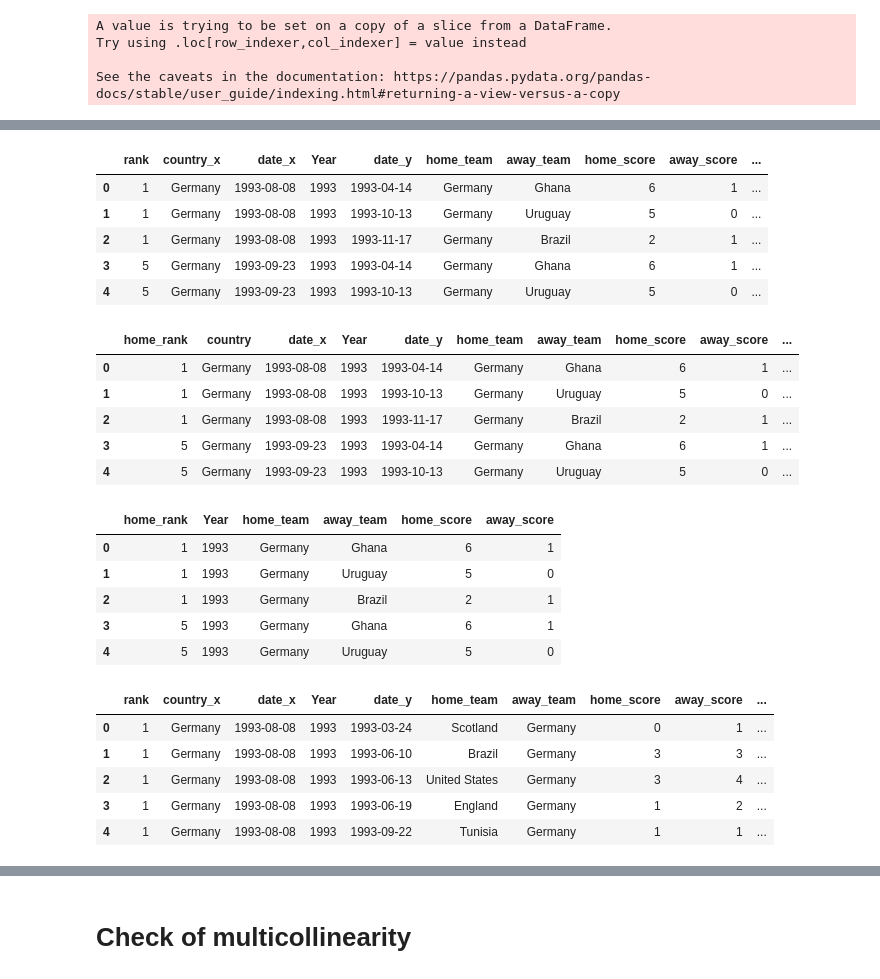
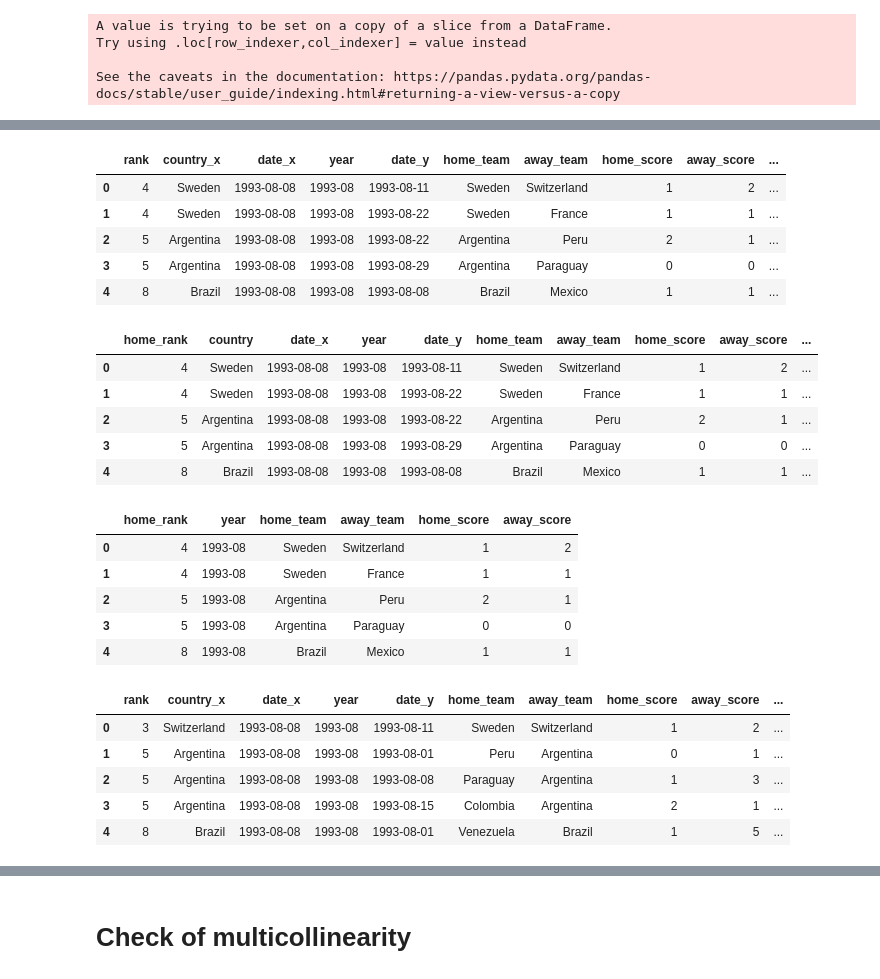
Before and after one commit to Ms-Gichuhi/Foot-ball-regression-analysis, a Jupyter notebook: Week6_IP.ipynb, the cells around one changed output, grey strips where cells are left out. Cells and saved outputs as stored; diff of their text form; code cells hidden in the pictures.

```diff
--- a/Week6_IP.ipynb
+++ b/Week6_IP.ipynb
@@ -288,8 +306,8 @@ results_df.shape
 # %% [markdown]
 # **merging the datasets**
 # %%
-# Separate the date column into Year and Month of the fifa_ranking dataset
-fifa_df['Year'] = fifa_df.date.dt.year
+# Separate the date column into Year- Month of the fifa_ranking dataset
+fifa_df['year'] = pd.to_datetime(fifa_df['date']).dt.to_period('M')
 # %% [output]
 A value is trying to be set on a copy of a slice from a DataFrame.
 Try using .loc[row_indexer,col_indexer] = value instead
@@ -308,3 +325,0 @@ fifa_df.head()
-# %%
-#calling out the year column in our results dataset for our final dataset
-results_df['Year'] = results_df.date.dt.year
@@ -324,0 +326,4 @@ results_df.head()
+# %%
+# Separate the date column into Year- Month of the fifa_ranking dataset
+results_df['year'] = pd.to_datetime(results_df['date']).dt.to_period('M')
+results_df.head()
@@ -325,14 +341,14 @@ results_df.head()
 # %%
 # Merging the two datasets to obtain the hometeam  dataset
-home_df = pd.merge(fifa_df, results_df, how = 'inner', left_on = ['Year','country'], right_on = ['Year','home_team'])
+home_df = pd.merge(fifa_df, results_df, how = 'inner', left_on = ['year','country'], right_on = ['year','home_team'])
 home_df.head()
 # %% [output]
-|  | rank | country_x | date_x | Year | date_y | home_team | away_team | home_score | away_score | ... |
-| 0 | 1 | Germany | 1993-08-08 | 1993 | 1993-04-14 | Germany | Ghana | 6 | 1 | ... |
-| 1 | 1 | Germany | 1993-08-08 | 1993 | 1993-10-13 | Germany | Uruguay | 5 | 0 | ... |
-| 2 | 1 | Germany | 1993-08-08 | 1993 | 1993-11-17 | Germany | Brazil | 2 | 1 | ... |
-| 3 | 5 | Germany | 1993-09-23 | 1993 | 1993-04-14 | Germany | Ghana | 6 | 1 | ... |
-| 4 | 5 | Germany | 1993-09-23 | 1993 | 1993-10-13 | Germany | Uruguay | 5 | 0 | ... |
+|  | rank | country_x | date_x | year | date_y | home_team | away_team | home_score | away_score | ... |
+| 0 | 4 | Sweden | 1993-08-08 | 1993-08 | 1993-08-11 | Sweden | Switzerland | 1 | 2 | ... |
+| 1 | 4 | Sweden | 1993-08-08 | 1993-08 | 1993-08-22 | Sweden | France | 1 | 1 | ... |
+| 2 | 5 | Argentina | 1993-08-08 | 1993-08 | 1993-08-22 | Argentina | Peru | 2 | 1 | ... |
+| 3 | 5 | Argentina | 1993-08-08 | 1993-08 | 1993-08-29 | Argentina | Paraguay | 0 | 0 | ... |
+| 4 | 8 | Brazil | 1993-08-08 | 1993-08 | 1993-08-08 | Brazil | Mexico | 1 | 1 | ... |
 # %%
 #from the merge above the country column matches the home team, we will drop the country_y  and rename country_x to country
 #we will also rename the rank to hometeam rank
@@ -344,34 +360,34 @@ home_df.drop(columns=['country_y'], inplace=True)
 # %%
 home_df.head()
 # %% [output]
-|  | home_rank | country | date_x | Year | date_y | home_team | away_team | home_score | away_score | ... |
-| 0 | 1 | Germany | 1993-08-08 | 1993 | 1993-04-14 | Germany | Ghana | 6 | 1 | ... |
-| 1 | 1 | Germany | 1993-08-08 | 1993 | 1993-10-13 | Germany | Uruguay | 5 | 0 | ... |
-| 2 | 1 | Germany | 1993-08-08 | 1993 | 1993-11-17 | Germany | Brazil | 2 | 1 | ... |
-| 3 | 5 | Germany | 1993-09-23 | 1993 | 1993-04-14 | Germany | Ghana | 6 | 1 | ... |
-| 4 | 5 | Germany | 1993-09-23 | 1993 | 1993-10-13 | Germany | Uruguay | 5 | 0 | ... |
+|  | home_rank | country | date_x | year | date_y | home_team | away_team | home_score | away_score | ... |
+| 0 | 4 | Sweden | 1993-08-08 | 1993-08 | 1993-08-11 | Sweden | Switzerland | 1 | 2 | ... |
+| 1 | 4 | Sweden | 1993-08-08 | 1993-08 | 1993-08-22 | Sweden | France | 1 | 1 | ... |
+| 2 | 5 | Argentina | 1993-08-08 | 1993-08 | 1993-08-22 | Argentina | Peru | 2 | 1 | ... |
+| 3 | 5 | Argentina | 1993-08-08 | 1993-08 | 1993-08-29 | Argentina | Paraguay | 0 | 0 | ... |
+| 4 | 8 | Brazil | 1993-08-08 | 1993-08 | 1993-08-08 | Brazil | Mexico | 1 | 1 | ... |
 # %%
 #picking out the columns we need from thr hometeam df
-home_df= home_df[['home_rank', 'Year', 'home_team', 'away_team', 'home_score', 'away_score']]
+home_df= home_df[['home_rank', 'year', 'home_team', 'away_team', 'home_score', 'away_score']]
 home_df.head()
 # %% [output]
-|  | home_rank | Year | home_team | away_team | home_score | away_score |
-| 0 | 1 | 1993 | Germany | Ghana | 6 | 1 |
-| 1 | 1 | 1993 | Germany | Uruguay | 5 | 0 |
-| 2 | 1 | 1993 | Germany | Brazil | 2 | 1 |
-| 3 | 5 | 1993 | Germany | Ghana | 6 | 1 |
-| 4 | 5 | 1993 | Germany | Uruguay | 5 | 0 |
+|  | home_rank | year | home_team | away_team | home_score | away_score |
+| 0 | 4 | 1993-08 | Sweden | Switzerland | 1 | 2 |
+| 1 | 4 | 1993-08 | Sweden | France | 1 | 1 |
+| 2 | 5 | 1993-08 | Argentina | Peru | 2 | 1 |
+| 3 | 5 | 1993-08 | Argentina | Paraguay | 0 | 0 |
+| 4 | 8 | 1993-08 | Brazil | Mexico | 1 | 1 |
 # %%
 # Merging the two datasets to obtain the awayteam  dataset
-away_df = pd.merge(fifa_df, results_df, how = 'inner', left_on = ['Year','country'], right_on = ['Year','away_team'])
+away_df = pd.merge(fifa_df, results_df, how = 'inner', left_on = ['year','country'], right_on = ['year','away_team'])
 away_df.head()
 # %% [output]
-|  | rank | country_x | date_x | Year | date_y | home_team | away_team | home_score | away_score | ... |
-| 0 | 1 | Germany | 1993-08-08 | 1993 | 1993-03-24 | Scotland | Germany | 0 | 1 | ... |
-| 1 | 1 | Germany | 1993-08-08 | 1993 | 1993-06-10 | Brazil | Germany | 3 | 3 | ... |
-| 2 | 1 | Germany | 1993-08-08 | 1993 | 1993-06-13 | United States | Germany | 3 | 4 | ... |
-| 3 | 1 | Germany | 1993-08-08 | 1993 | 1993-06-19 | England | Germany | 1 | 2 | ... |
-| 4 | 1 | Germany | 1993-08-08 | 1993 | 1993-09-22 | Tunisia | Germany | 1 | 1 | ... |
+|  | rank | country_x | date_x | year | date_y | home_team | away_team | home_score | away_score | ... |
+| 0 | 3 | Switzerland | 1993-08-08 | 1993-08 | 1993-08-11 | Sweden | Switzerland | 1 | 2 | ... |
+| 1 | 5 | Argentina | 1993-08-08 | 1993-08 | 1993-08-01 | Peru | Argentina | 0 | 1 | ... |
+| 2 | 5 | Argentina | 1993-08-08 | 1993-08 | 1993-08-08 | Paraguay | Argentina | 1 | 3 | ... |
+| 3 | 5 | Argentina | 1993-08-08 | 1993-08 | 1993-08-15 | Colombia | Argentina | 2 | 1 | ... |
+| 4 | 8 | Brazil | 1993-08-08 | 1993-08 | 1993-08-01 | Venezuela | Brazil | 1 | 5 | ... |
 # %%
 #from the merge above the country column matches the away team, we will drop the country_y  and rename country_x to country
 #we will also rename the rank to awayteam rank
```
Also changed, not shown: parts of 83 cells of this notebook.
